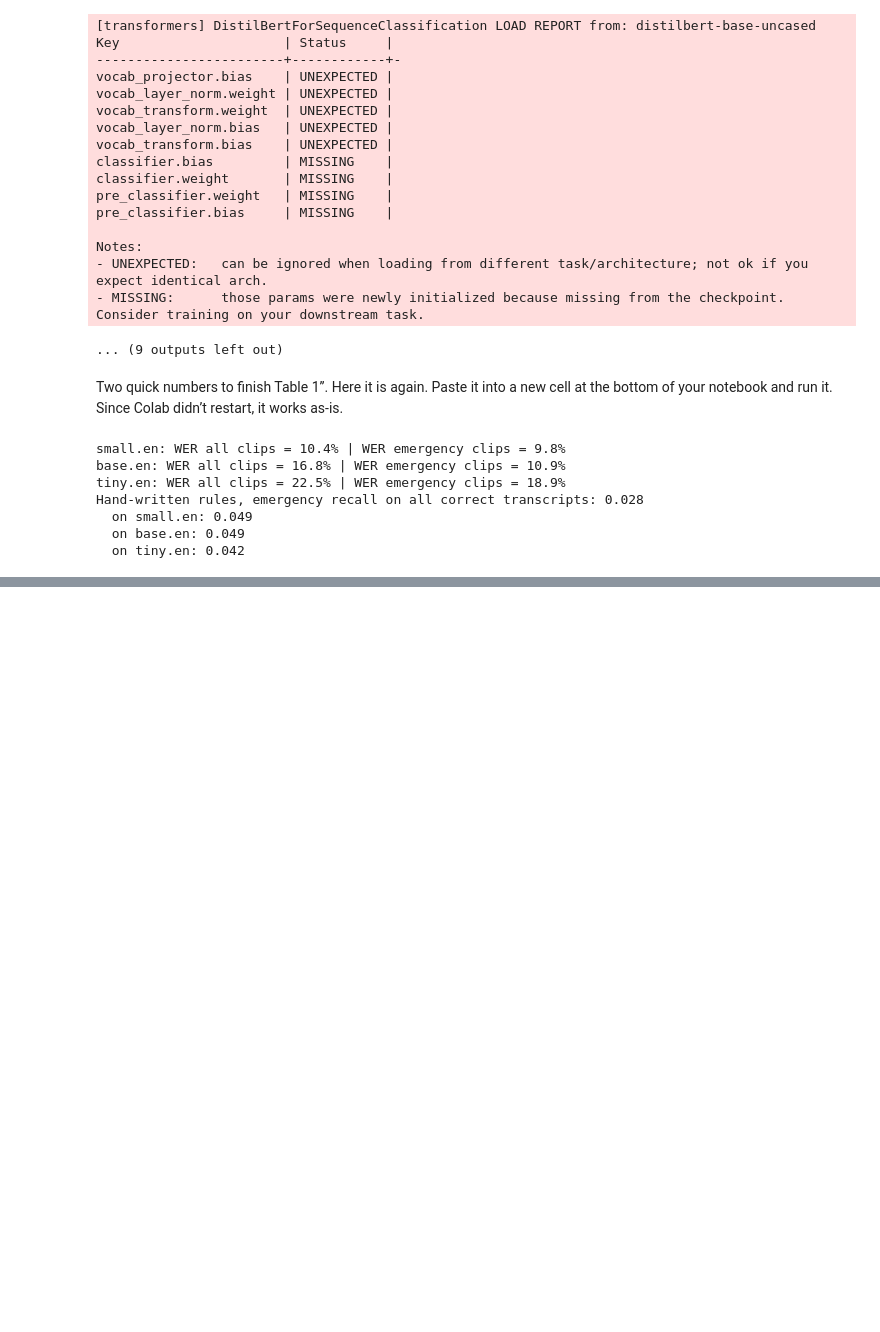
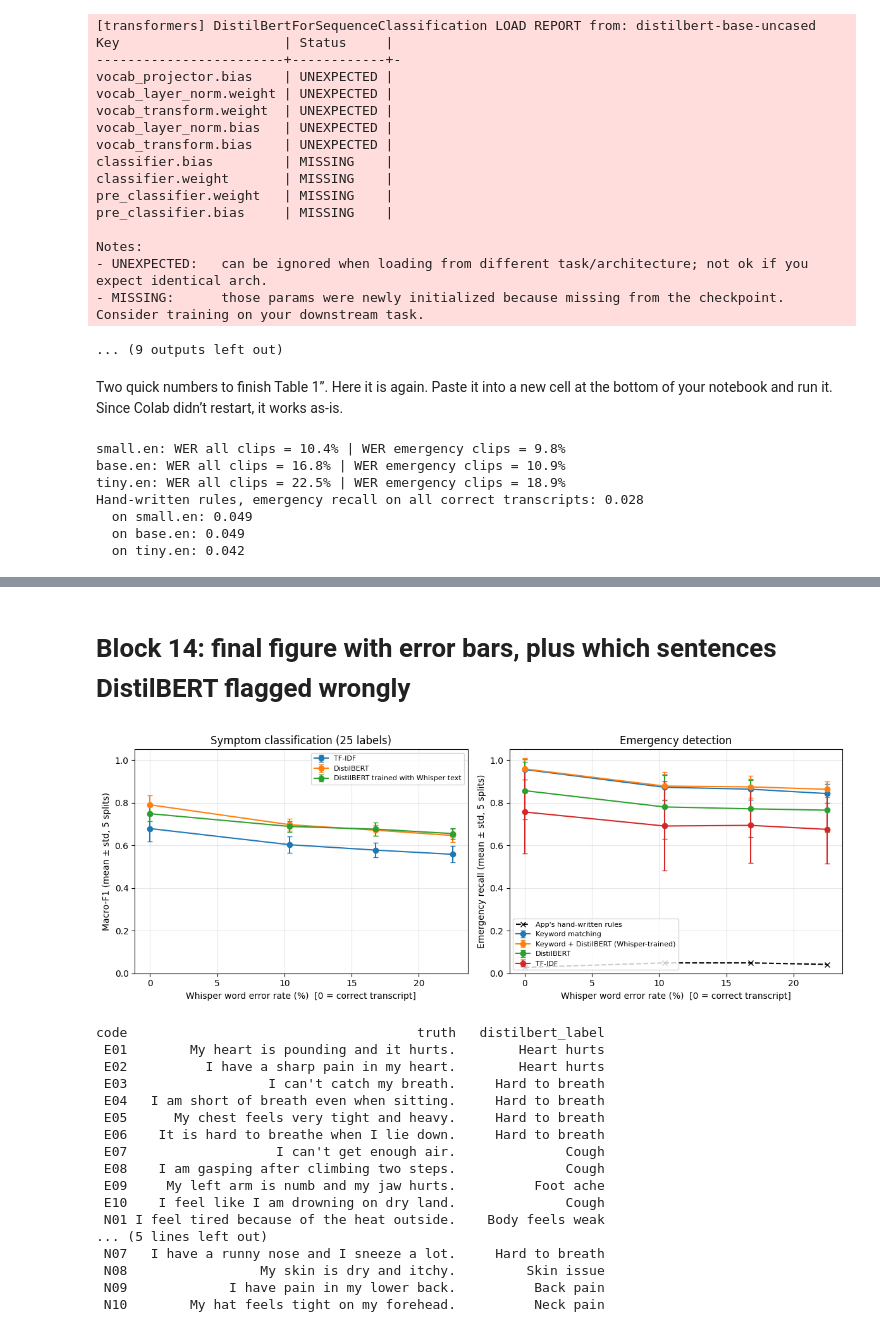
Before and after one commit to praneeth8945/asr-error-propagation-health-triage, a Jupyter notebook: research/experiments.ipynb, the cells around one changed output, grey strips where cells are left out. Cells and saved outputs as stored; diff of their text form; code cells hidden in the pictures; blank space fills up the shorter version.

Commit message:
Research study: notebook, results, report, README

```diff
--- a/research/experiments.ipynb
+++ b/research/experiments.ipynb
@@ -971,0 +1202,46 @@ Hand-written rules, emergency recall on all correct transcripts: 0.028
+# %% [markdown]
+# Block 14: final figure with error bars, plus which sentences DistilBERT flagged wrongly
+# %%
+rep = pd.read_csv(f"{out}/repeated_splits.csv")
+order = ["Correct (human)", "Whisper small.en", "Whisper base.en", "Whisper tiny.en"]
+x = [0, 10.4, 16.8, 22.5]                     # WER on all 6,661 clips
+rules = [0.028, 0.049, 0.049, 0.042]          # app's hand-written rules, all emergency clips
+
+fig, axes = plt.subplots(1, 2, figsize=(12, 4.5))
+for m, lab in [("TF-IDF", "TF-IDF"), ("DistilBERT", "DistilBERT"),
+               ("DistilBERT+ASR (Fix A)", "DistilBERT trained with Whisper text")]:
+    d = rep[rep.method == m].groupby("source").macro_f1.agg(["mean", "std"]).loc[order]
+    axes[0].errorbar(x, d["mean"], yerr=d["std"], marker="o", capsize=3, label=lab)
+axes[0].set_title("Symptom classification (25 labels)"); axes[0].set_ylabel("Macro-F1 (mean ± std, 5 splits)")
+for m, lab in [("Keyword only", "Keyword matching"), ("Fix A + keyword", "Keyword + DistilBERT (Whisper-trained)"),
+               ("DistilBERT", "DistilBERT"), ("TF-IDF", "TF-IDF")]:
+    d = rep[rep.method == m].groupby("source").emerg_recall.agg(["mean", "std"]).loc[order]
+    axes[1].errorbar(x, d["mean"], yerr=d["std"], marker="o", capsize=3, label=lab)
+axes[1].plot(x, rules, "k--", marker="x", label="App's hand-written rules")
+axes[1].set_title("Emergency detection"); axes[1].set_ylabel("Emergency recall (mean ± std, 5 splits)")
+for ax in axes:
+    ax.set_xlabel("Whisper word error rate (%)  [0 = correct transcript]")
+    ax.set_ylim(0, 1.05); ax.grid(alpha=.3); ax.legend(fontsize=8)
+plt.tight_layout(); plt.savefig(f"{out}/fig1_main_results.png", dpi=200); plt.show()
+
+be = pd.Series(predict(pilot["small.en"]), index=pilot.index)
+print(pilot.assign(distilbert_label=be)[["code", "truth", "distilbert_label"]].to_string(index=False))
+# %% [output]
+[figure, added]
+code                                     truth   distilbert_label
+ E01        My heart is pounding and it hurts.        Heart hurts
+ E02          I have a sharp pain in my heart.        Heart hurts
+ E03                  I can't catch my breath.     Hard to breath
+ E04   I am short of breath even when sitting.     Hard to breath
+ E05      My chest feels very tight and heavy.     Hard to breath
+ E06    It is hard to breathe when I lie down.     Hard to breath
+ E07                   I can't get enough air.              Cough
+ E08    I am gasping after climbing two steps.              Cough
+ E09     My left arm is numb and my jaw hurts.          Foot ache
+ E10    I feel like I am drowning on dry land.              Cough
+ N01 I feel tired because of the heat outside.    Body feels weak
+... (5 lines left out)
+ N07   I have a runny nose and I sneeze a lot.     Hard to breath
+ N08                 My skin is dry and itchy.         Skin issue
+ N09             I have pain in my lower back.          Back pain
+ N10        My hat feels tight on my forehead.          Neck pain
```
Also changed, not shown: parts of 10 cells of this notebook, 28 other files.
